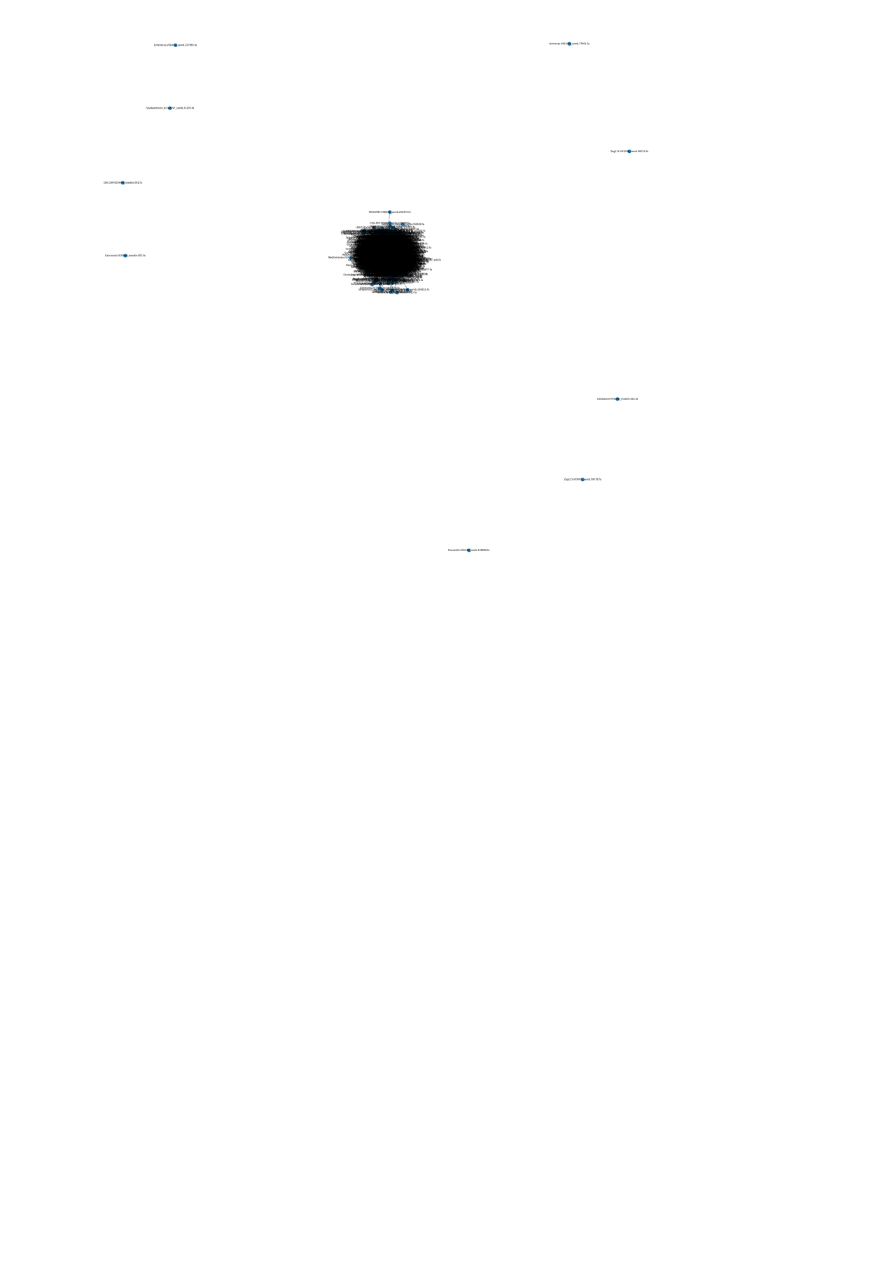
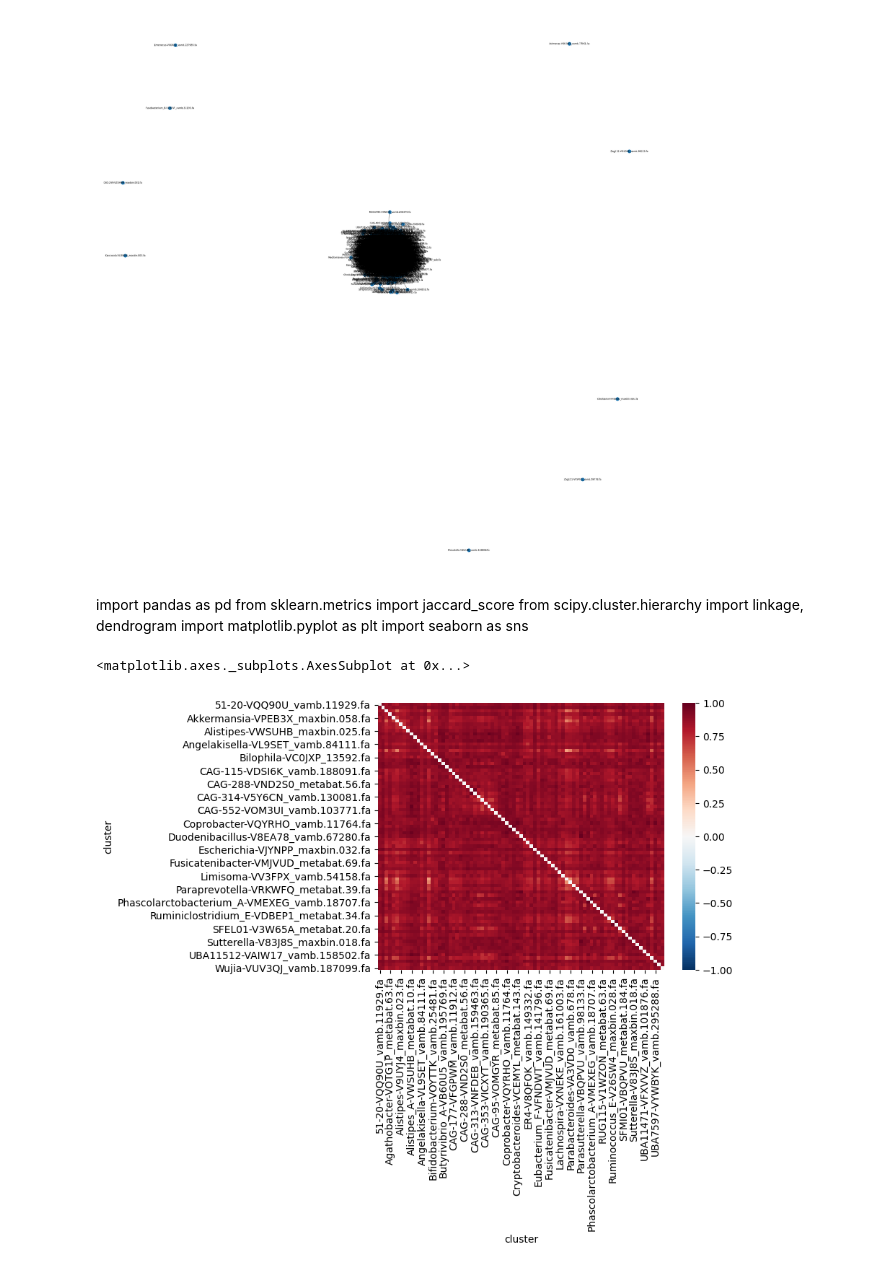
Before and after one commit to Chartiza/2023_Co-abundance, a Jupyter notebook: Network_1.ipynb, the cells around one changed output. Drawn from its saved outputs; the diff is of its cells as text; code cells hidden in the pictures; blank space fills up the shorter version.

```diff
--- a/Network_1.ipynb
+++ b/Network_1.ipynb
@@ -112,3 +112,9 @@ nx.draw(G, with_labels=True)
 plt.show()
 # %% [output]
 [figure]
+# %% [markdown]
+import pandas as pd
+from sklearn.metrics import jaccard_score
+from scipy.cluster.hierarchy import linkage, dendrogram
+import matplotlib.pyplot as plt
+import seaborn as sns
@@ -114,0 +130,7 @@ plt.show()
+# %%
+similarity_matrix.sort_index(inplace=True)
+# %%
+sns.heatmap(similarity_matrix, cmap='RdBu_r', vmin=-1, vmax=1)
+# %% [output]
+<matplotlib.axes._subplots.AxesSubplot at 0x...>
+[figure, added]
```
Also changed, not shown: parts of 3 cells of this notebook.
